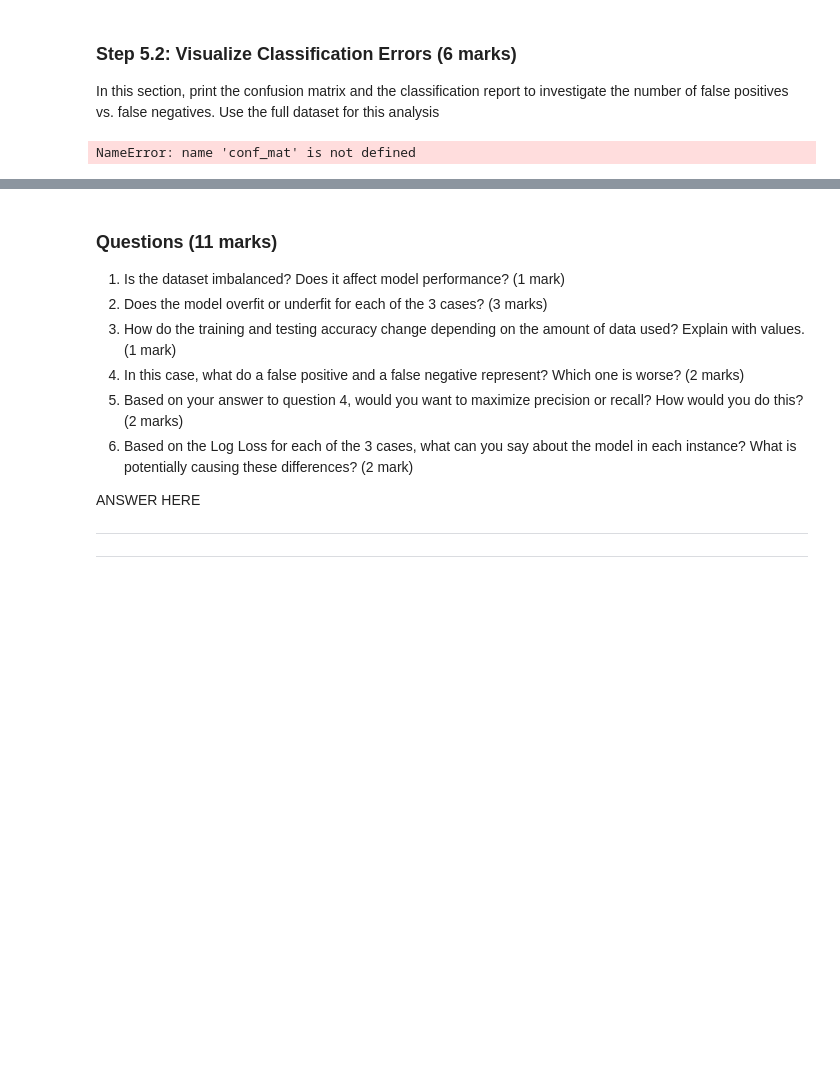
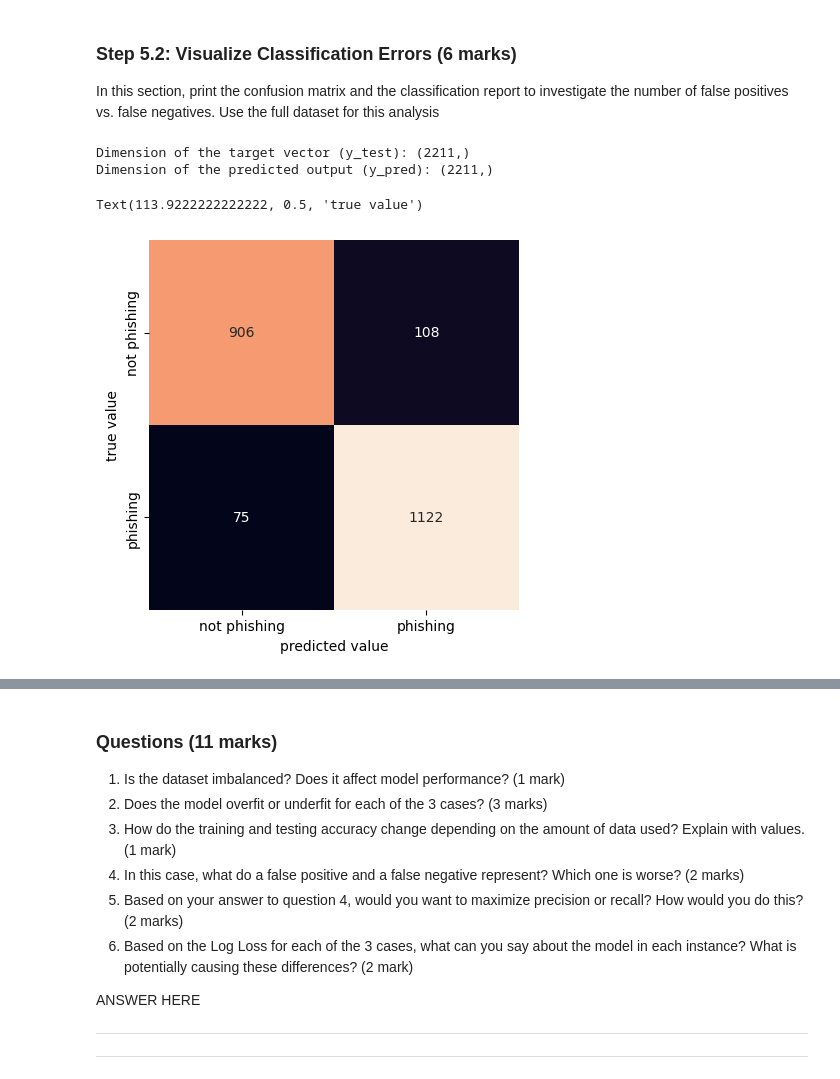
Before and after one commit to hanifbhuian/ENGG680_Fall24_Assignment3, a Jupyter notebook: Assignment3.ipynb, the cells around one changed output, grey strips where cells are left out. Cells and saved outputs as stored; diff of their text form; code cells hidden in the pictures; blank space fills up the shorter version.

```diff
--- a/Assignment3.ipynb
+++ b/Assignment3.ipynb
@@ -489,7 +489,7 @@ from scipy.io import arff
 # # TO DO: display sizes of X and y (1 mark)
 
 # Load the ARFF file directly from local path
-data = arff.loadarff('/content/drive/MyDrive/Colab Notebooks/Assignment 3/Training Dataset.arff')
+data = arff.loadarff('/content/drive/MyDrive/Colab Notebooks/ENGG680_Fall24_Assignment3/Training Dataset.arff')
 df = pd.DataFrame(data[0])
 
 # Ensure the target column ('Result') is correctly encoded as integers
@@ -683,14 +733,27 @@ In this section, print the confusion matrix and the classification report to inv
 # %%
 # TO DO: Retrieve target vector and predicted values for testing set using full dataset and print the dimension of the predicted output (2 mark)
 # Note: 70% training set, 30% testing set
+
+# Predict the target vector for the testing set
+y_pred = model_full.predict(X_test)
+
+# Step 4: Print the dimensions of the target vector and predicted output
+print("Dimension of the target vector (y_test):", y_test.shape)
+print("Dimension of the predicted output (y_pred):", y_pred.shape)
+# %% [output]
+Dimension of the target vector (y_test): (2211,)
+Dimension of the predicted output (y_pred): (2211,)
 # %%
 import seaborn as sns
+from sklearn.metrics import confusion_matrix
 
 # TO DO: Calculate confusion matrix (2 marks) : conf_mat
+conf_mat = confusion_matrix(y_test, y_pred)
 
 # Below code prints confusion matrix using a heatmap
 sns.heatmap(conf_mat, xticklabels=['not phishing', 'phishing'],  yticklabels=['not phishing', 'phishing'], square=True, annot=True, cbar=False, fmt='d')
 plt.xlabel('predicted value')
 plt.ylabel('true value')
 # %% [output]
-NameError: name 'conf_mat' is not defined
+Text(113.9222222222222, 0.5, 'true value')
+[figure, added]
```
Also changed, not shown: parts of 6 cells of this notebook.
